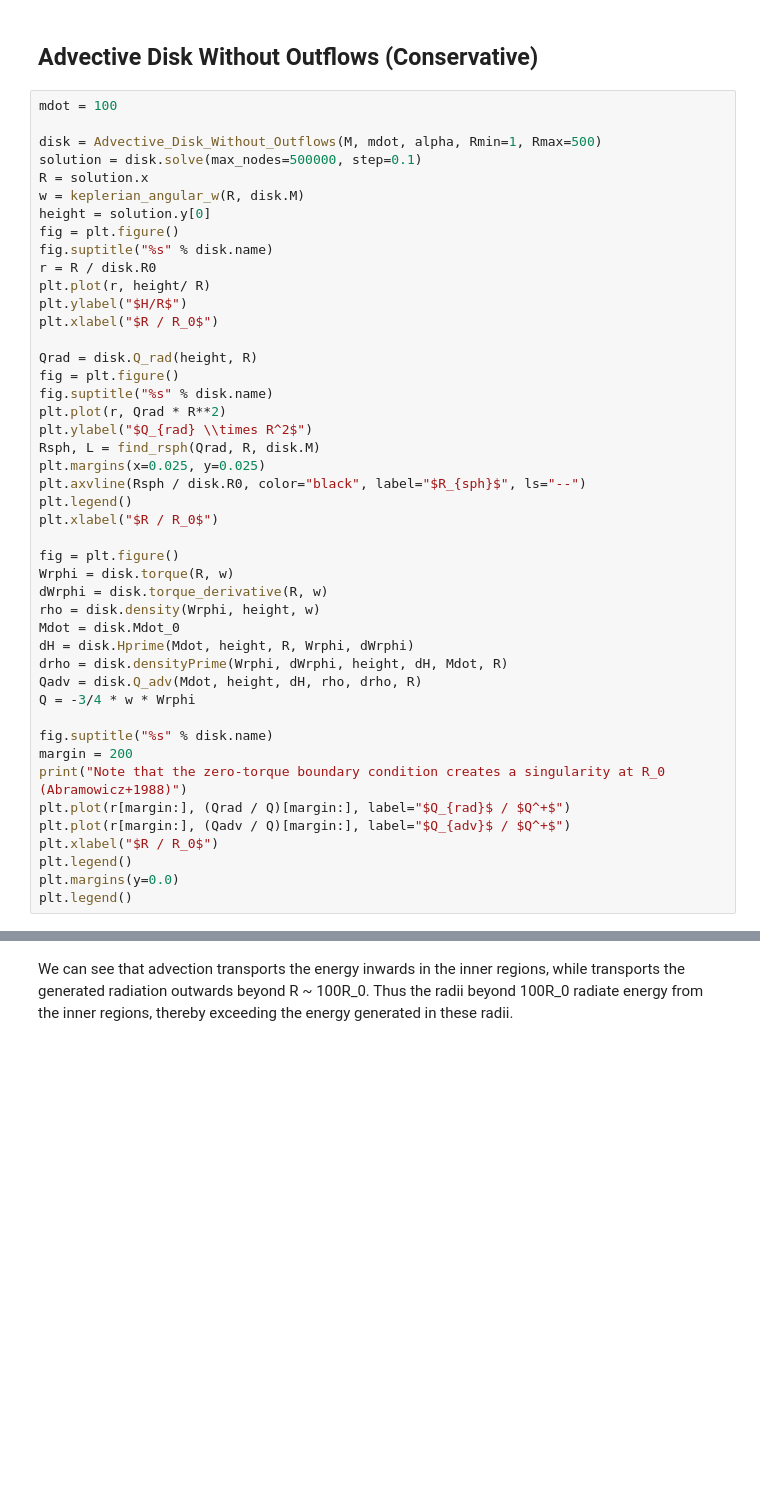
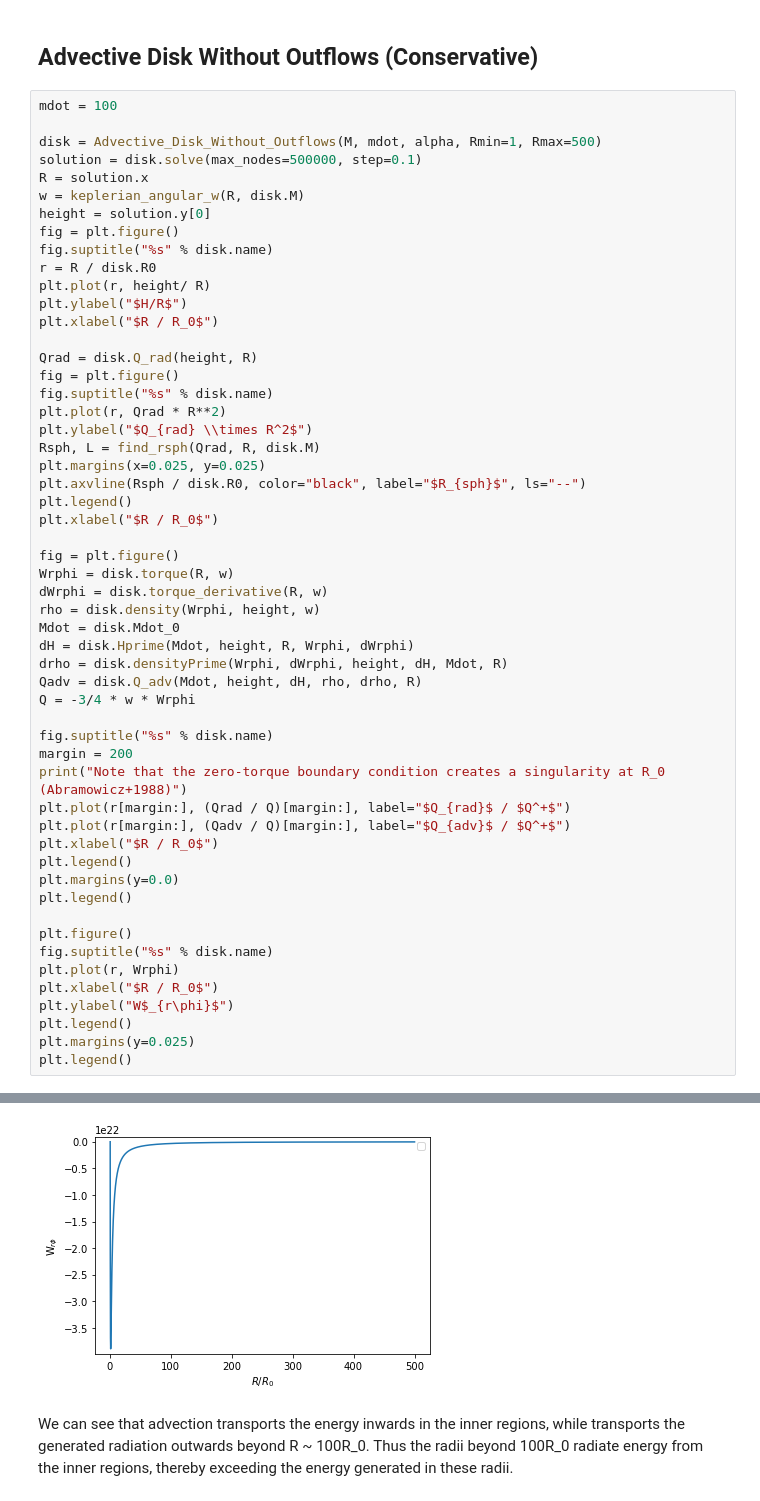
Before and after one commit to andresgur/lipunova, a Jupyter notebook: accretion_disks.ipynb, the cells around one changed output, grey strips where cells are left out. Drawn from its saved outputs; the diff is of its cells as text; blank space fills up the shorter version.

```diff
--- a/accretion_disks.ipynb
+++ b/accretion_disks.ipynb
@@ -98,6 +98,15 @@ plt.xlabel("$R / R_0$")
 plt.legend()
 plt.margins(y=0.0)
 plt.legend()
+
+plt.figure()
+fig.suptitle("%s" % disk.name)
+plt.plot(r, Wrphi)
+plt.xlabel("$R / R_0$")
+plt.ylabel("W$_{r\phi}$")
+plt.legend()
+plt.margins(y=0.025)
+plt.legend()
 # %% [output]
 Disk no_outflows with M = 10.0 M_sun, dot(m) = 100.0 and alpha = 0.1 and spin = 0.0
    Iteration    Max residual  Max BC residual  Total nodes    Nodes added
@@ -120,6 +146,7 @@ Note that the zero-torque boundary condition creates a singularity at R_0 (Abram
 [figure]
 [figure]
 [figure]
+[figure, added]
 # %% [markdown]
 We can see that advection transports the energy inwards in the inner regions, while transports the generated radiation outwards beyond R ~ 100R_0. Thus the radii beyond 100R_0 radiate energy from the inner regions, thereby exceeding the energy generated in these radii.
 # %% [markdown]
```
Also changed, not shown: parts of 3 cells of this notebook.
